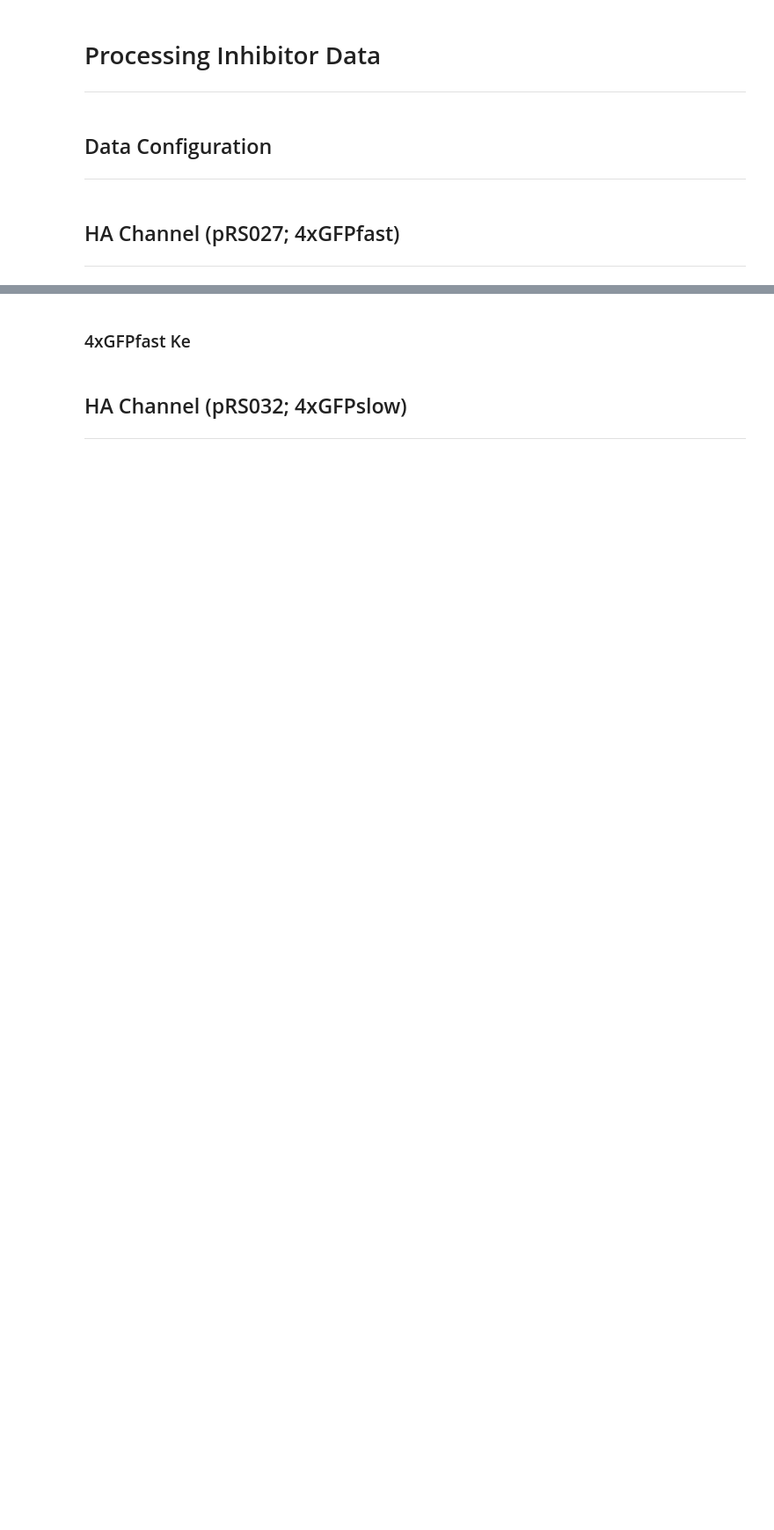
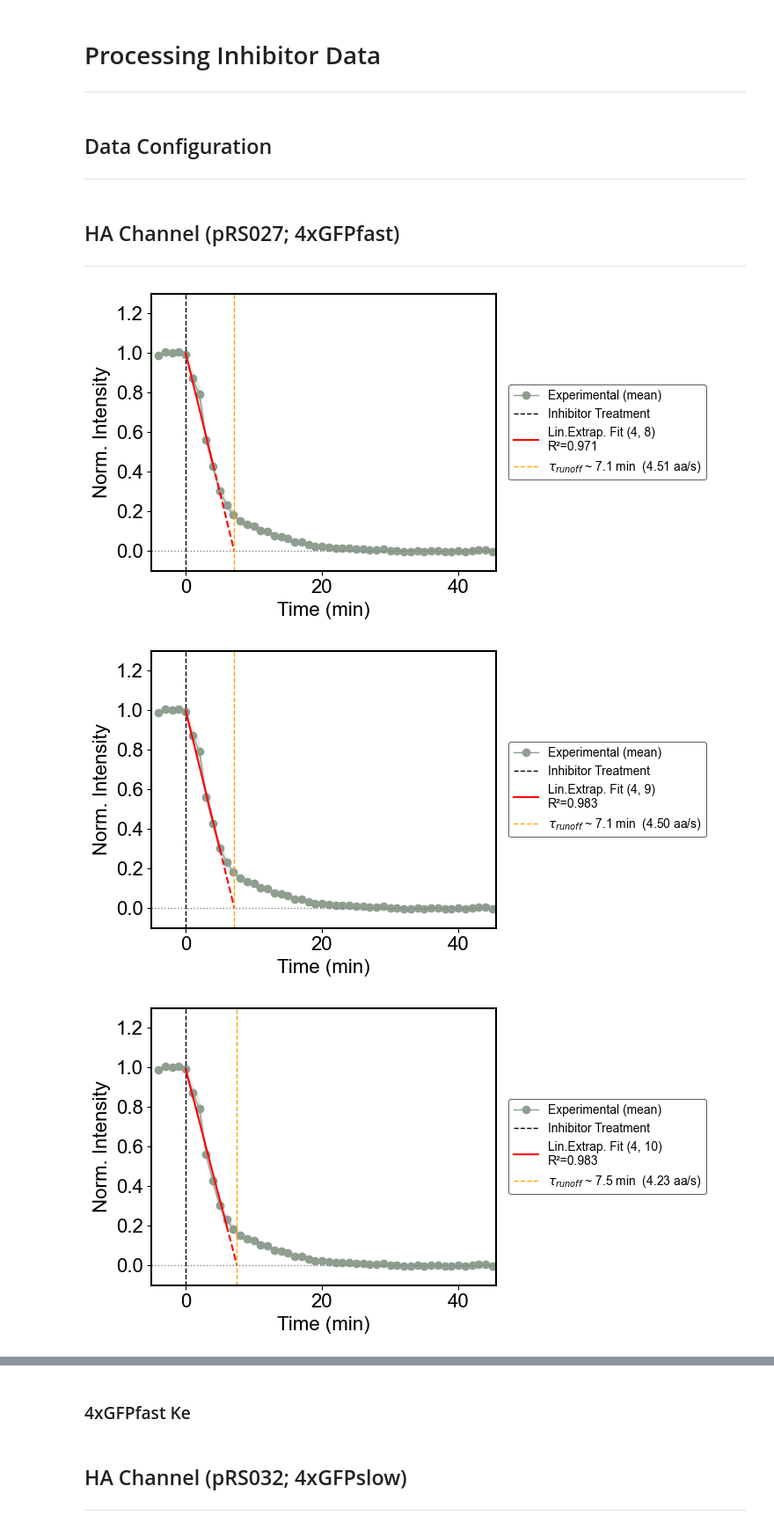
Before and after one commit to ningzhaoAnschutz/cof_paper, a Jupyter notebook: notebooks/Inhibitors/LA_Fig 3_Harringtonine_Fast vs Slow.ipynb, the cells around one changed output, grey strips where cells are left out. Shown at 88% size. Saved outputs shown, nothing was run; the diff lists cells and outputs as text; code cells hidden in the pictures; blank space fills up the shorter version.

```diff
--- a/notebooks/Inhibitors/LA_Fig 3_Harringtonine_Fast vs Slow.ipynb
+++ b/notebooks/Inhibitors/LA_Fig 3_Harringtonine_Fast vs Slow.ipynb
@@ -82,32 +82,35 @@ results=INH.plot_inhibitor(
     ylims=ylims,                                      # tuple – y-axis limits
     xlims=xlims,                                      # tuple – x-axis limits
     y_label='Norm. Intensity',                        # str
     treatment_label='Inhibitor',                      # str – label for treatment line
     show_treatment_line=True,                         # bool – vertical line at t=0
     show_fit=True,                                    # bool – overlay fitted curve
     show_runoff_time=True,                            # bool – draw t½ and τ_runoff lines
     runoff_fraction=0.9,                              # float – threshold for run-off (0.95 = 95%)
     remove_background_intensity=True,                 # subtract background & rescale to 0-1
     background_frames=10,                             # use last 10 frames within xlims window
     show_background_line=True,                        # dashed line at background level
     show_zero_y_axis=True,                            # dashed line at y = 0
     colors='#8E9E8F',
     # parameters for linear fits
     fit_model='linear_extrapolated',                  # 'linear'| 'linear_extrapolated'| 'exponential'|'heaviside'|None
     fit_start_idx=fit_start_idx,                      # int – fit range start (default: inh frame)
     gene_length_effective=g_length_effective,
     drug_diffusion_time_min = drug_diffusion_time_min,
-    fit_end_idx=11,                                  # int – fit range end (fast = 11; slow = 17)
-    #fit_end_range = (8,15),                           # range to fit data.
+    #fit_end_idx=11,                                  # int – fit range end (fast = 11; slow = 17)
+    fit_end_range = (8,15),                           # range to fit data.
     r2_threshold = r2_threshold,                      # threshold for best fit selection
 
 
 )
 
 print("responding_indices_pRS027_HA:", responding_indices_pRS027_HA)
 print("number of responding trajectories for pRS027_HA:", len(responding_indices_pRS027_HA))
 
 
 # Access each dataset by index
 #print('run-off time dataset 0:', results['t_runoff'])
 # %% [output]
+[figure, new version]
+[figure, added]
+[figure, added]
```
Also changed, not shown: parts of 2 cells of this notebook.
